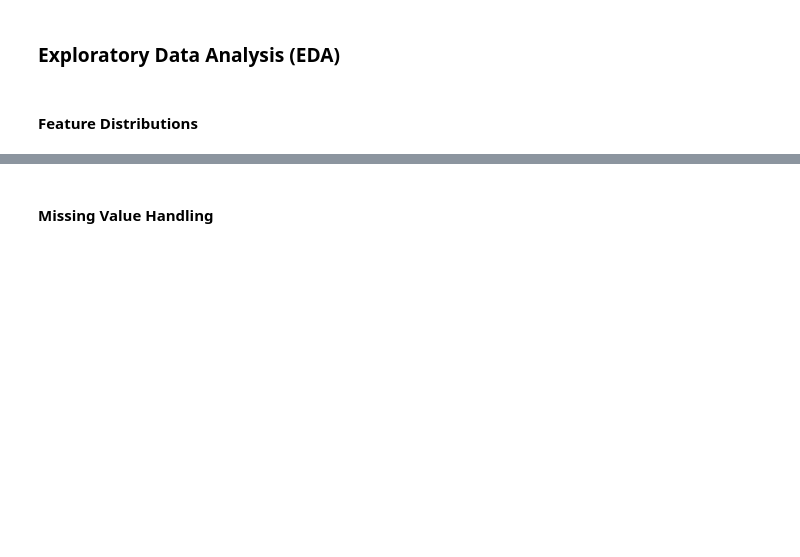
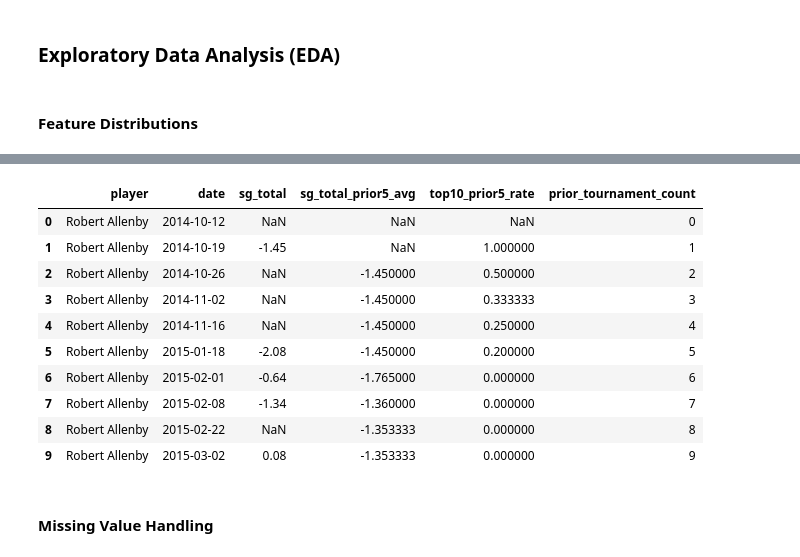
Before and after one commit to ChristianSantos2671/Santos_Christian_FinalAssignment, a Jupyter notebook: notebook.ipynb, the cells around one changed output, grey strips where cells are left out. Cells and saved outputs as stored; diff of their text form; code cells hidden in the pictures; blank space fills up the shorter version.

```diff
--- a/notebook.ipynb
+++ b/notebook.ipynb
@@ -105,2 +157,52 @@ memory usage: 13.6 MB
+# %%
+# Look at tournament features per player, but only consider those that are from the past.
+# This would have been the set of features available to the coach before the start of the
+# tournament.
+
+df = df.sort_values(['player id', 'date']).reset_index(drop=True)
+by_player = df.groupby('player id')
+
+sg_cols = ['sg_putt', 'sg_arg', 'sg_app', 'sg_ott', 'sg_t2g', 'sg_total']
+
+# Recent form: average strokes gained across the player's last 5 prior tournaments.
+for col in sg_cols:
+    df[f'{col}_prior5_avg'] = by_player[col].transform(
+        lambda s: s.shift(1).rolling(window=5, min_periods=1).mean()
+    )
+
+# Career to date form: expanding average across every tournament the player has played before
+# the current one.
+for col in sg_cols:
+    df[f'{col}_career_avg'] = by_player[col].transform(
+        lambda s: s.shift(1).expanding().mean()
+    )
+
+# Recent consistency: share of the last 5 prior tournaments in which the player made the cut.
+df['made_cut_prior5_rate'] = by_player['made_cut'].transform(
+    lambda s: s.shift(1).rolling(window=5, min_periods=1).mean()
+)
+
+# Recent Top 10 rate: share of the last 5 prior tournaments that were Top 10 finishes.
+df['top10_prior5_rate'] = by_player['top_10'].transform(
+    lambda s: s.shift(1).rolling(window=5, min_periods=1).mean()
+)
+
+# Number of prior tournaments the player has on record. Low values flag rookies or players
+# with a short history, where the rolling averages above are based on very little data.
+df['prior_tournament_count'] = by_player.cumcount()
+
+df[['player', 'date', 'sg_total', 'sg_total_prior5_avg', 'top10_prior5_rate', 'prior_tournament_count']].head(10)
+# %% [output]
+|  | player | date | sg_total | sg_total_prior5_avg | top10_prior5_rate | prior_tournament_count |
+| 0 | Robert Allenby | 2014-10-12 | NaN | NaN | NaN | 0 |
+| 1 | Robert Allenby | 2014-10-19 | -1.45 | NaN | 1.000000 | 1 |
+| 2 | Robert Allenby | 2014-10-26 | NaN | -1.450000 | 0.500000 | 2 |
+| 3 | Robert Allenby | 2014-11-02 | NaN | -1.450000 | 0.333333 | 3 |
+| 4 | Robert Allenby | 2014-11-16 | NaN | -1.450000 | 0.250000 | 4 |
+| 5 | Robert Allenby | 2015-01-18 | -2.08 | -1.450000 | 0.200000 | 5 |
+| 6 | Robert Allenby | 2015-02-01 | -0.64 | -1.765000 | 0.000000 | 6 |
+| 7 | Robert Allenby | 2015-02-08 | -1.34 | -1.360000 | 0.000000 | 7 |
+| 8 | Robert Allenby | 2015-02-22 | NaN | -1.353333 | 0.000000 | 8 |
+| 9 | Robert Allenby | 2015-03-02 | 0.08 | -1.353333 | 0.000000 | 9 |
 # %% [markdown]
 #### Missing Value Handling
```
Also changed, not shown: parts of 9 cells of this notebook.
